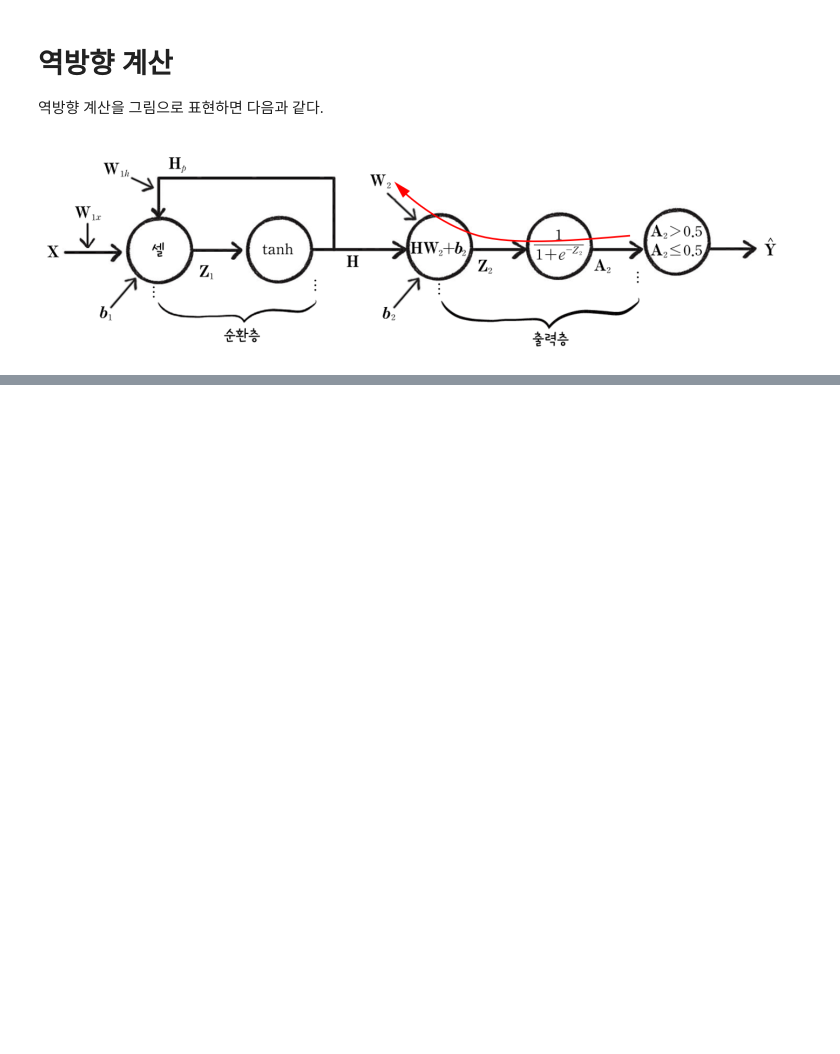
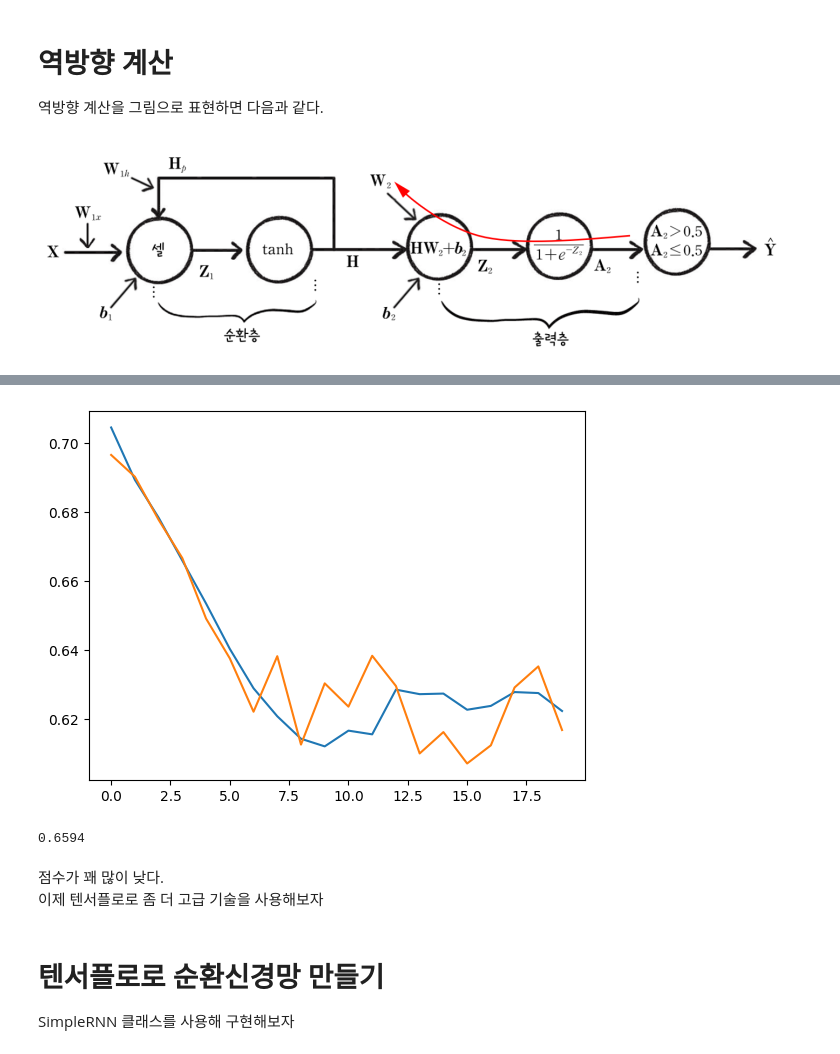
Before and after one commit to Tarel-Github/Artificial_Intelligence_practice, a Jupyter notebook: 02. Doit_DeepLearning/7-1. 텍스트분류: 순환 신경망.ipynb, the cells around one changed output, grey strips where cells are left out. Cells and saved outputs as stored; diff of their text form; code cells hidden in the pictures; blank space fills up the shorter version.

```diff
--- a/02. Doit_DeepLearning/7-1. 텍스트분류: 순환 신경망.ipynb
+++ b/02. Doit_DeepLearning/7-1. 텍스트분류: 순환 신경망.ipynb
@@ -84,0 +170,9 @@ HW<sub>2</sub> = <i>(m, 1)</i>
+# %%
+# 검증 세트 준비
+np.random.seed(42)
+random_index = np.random.permutation(25000)
+
+x_train = x_train_all[random_index[:20000]]
+y_train = y_train_all[random_index[:20000]]
+x_val = x_train_all[random_index[20000:]]
+y_val = y_train_all[random_index[20000:]]
@@ -84,0 +185,7 @@ HW<sub>2</sub> = <i>(m, 1)</i>
+# %%
+# 텐서플로로 샘플 길이 맞추기
+from tensorflow.keras.preprocessing import sequence
+
+maxlen=100
+x_train_seq = sequence.pad_sequences(x_train, maxlen=maxlen)
+x_val_seq = sequence.pad_sequences(x_val, maxlen=maxlen)
@@ -84,0 +204,6 @@ HW<sub>2</sub> = <i>(m, 1)</i>
+# %%
+# 텐서플로로 원-핫 인코딩하기
+from tensorflow.keras.utils import to_categorical
+
+x_train_onehot = to_categorical(x_train_seq)
+x_val_onehot = to_categorical(x_val_seq)
@@ -84,0 +371,5 @@ HW<sub>2</sub> = <i>(m, 1)</i>
+# %%
+# 모델 훈련하기
+rn = RecurrentNetwork(n_cells=32, batch_size=32, learning_rate=0.01)
+
+rn.fit(x_train_onehot, y_train, epochs=20, x_val=x_val_onehot, y_val=y_val)
@@ -84,0 +397,21 @@ HW<sub>2</sub> = <i>(m, 1)</i>
+# %%
+# 훈련, 검증 세트에 대한 손실 그래프 그리기
+import matplotlib.pyplot as plt
+
+plt.plot(rn.losses)
+plt.plot(rn.val_losses)
+plt.show()
+# %% [output]
+[figure, added]
+# %%
+# 검증세트로 정확도 평가
+rn.score(x_val_onehot, y_val)
+# %% [output]
+0.6594
+# %% [markdown]
+점수가 꽤 많이 낮다.
+이제 텐서플로로 좀 더 고급 기술을 사용해보자
+# %% [markdown]
+# 텐서플로로 순환신경망 만들기
+
+SimpleRNN 클래스를 사용해 구현해보자
```
Also changed, not shown: parts of 50 cells of this notebook.
